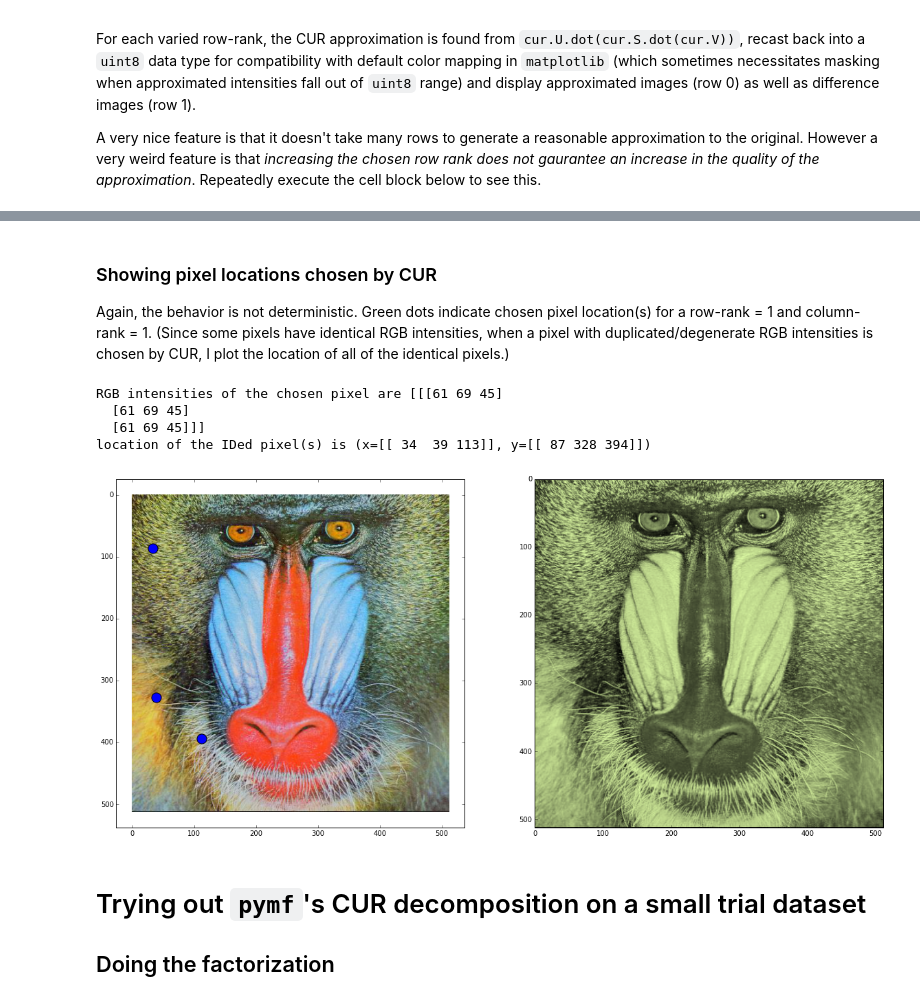
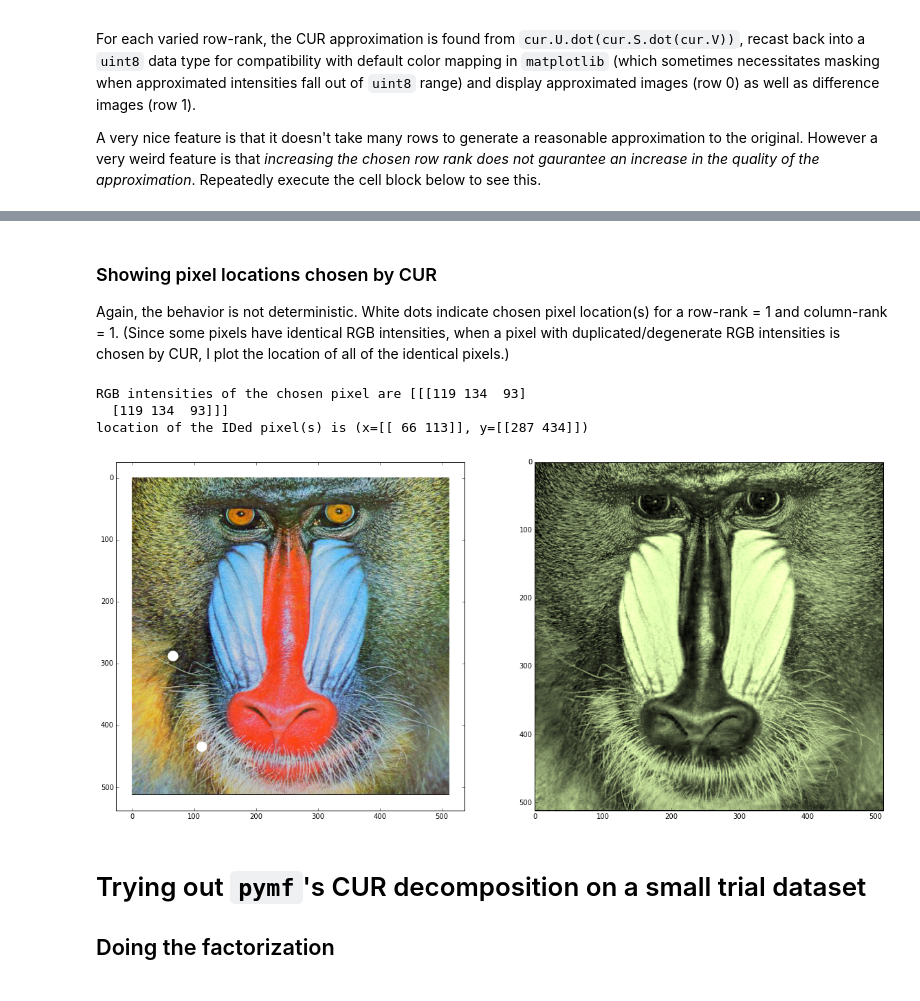
Before and after one commit to tentrillion/ipython_notebooks, a Jupyter notebook: simple_CUR_on_images.ipynb, the cells around one changed output, grey strips where cells are left out. Saved outputs shown, nothing was run; the diff lists cells and outputs as text; code cells hidden in the pictures.

```diff
--- a/simple_CUR_on_images.ipynb
+++ b/simple_CUR_on_images.ipynb
@@ -98,34 +98,33 @@ ax[1, len(rranks)].imshow(im-im)
 # %% [markdown]
 ### Showing pixel locations chosen by CUR
-Again, the behavior is not deterministic.  Green dots indicate chosen pixel location(s) for a row-rank = 1 and column-rank = 1.  (Since some pixels have identical RGB intensities, when a pixel with duplicated/degenerate RGB intensities is chosen by CUR, I plot the location of all of the identical pixels.)
+Again, the behavior is not deterministic.  White dots indicate chosen pixel location(s) for a row-rank = 1 and column-rank = 1.  (Since some pixels have identical RGB intensities, when a pixel with duplicated/degenerate RGB intensities is chosen by CUR, I plot the location of all of the identical pixels.)
 # %%
 cur = pymf.CUR(imflat, rrank=1, crank=1)
 cur.factorize()
 
 diff = abs(imflat-cur.V)==0
 
 locs = np.where(diff.all(axis=1))
 locidx = np.unravel_index(locs, dims=(im.shape[0], im.shape[1]))
 
 f, ax = plt.subplots(1, 2, figsize=(20, 10))
 
 ax[0].imshow(im)
-ax[0].scatter(locidx[0], locidx[1], s=200)
+ax[0].scatter(locidx[0], locidx[1], s=200, color='white')
 
 
 Mapprox = cur.U.dot(cur.S.dot(cur.V))
 Mapprox[Mapprox>255]=255
 Mapprox[Mapprox<0]=0
 ax[1].imshow(Mapprox.reshape(im.shape).astype('uint8'))
 
 print 'RGB intensities of the chosen pixel are %s' % (im[locidx[0], locidx[1], :])
 print 'location of the IDed pixel(s) is (x=%s, y=%s)' % (locidx[0], locidx[1])
 # %% [output]
-RGB intensities of the chosen pixel are [[[61 69 45]
-  [61 69 45]
-  [61 69 45]]]
-location of the IDed pixel(s) is (x=[[ 34  39 113]], y=[[ 87 328 394]])
+RGB intensities of the chosen pixel are [[[119 134  93]
+  [119 134  93]]]
+location of the IDed pixel(s) is (x=[[ 66 113]], y=[[287 434]])
-[figure, old version]
+[figure, new version]
 # %% [markdown]
 # Trying out `pymf`'s CUR decomposition on a small trial dataset
 
```
Also changed, not shown: parts of 7 cells of this notebook.
